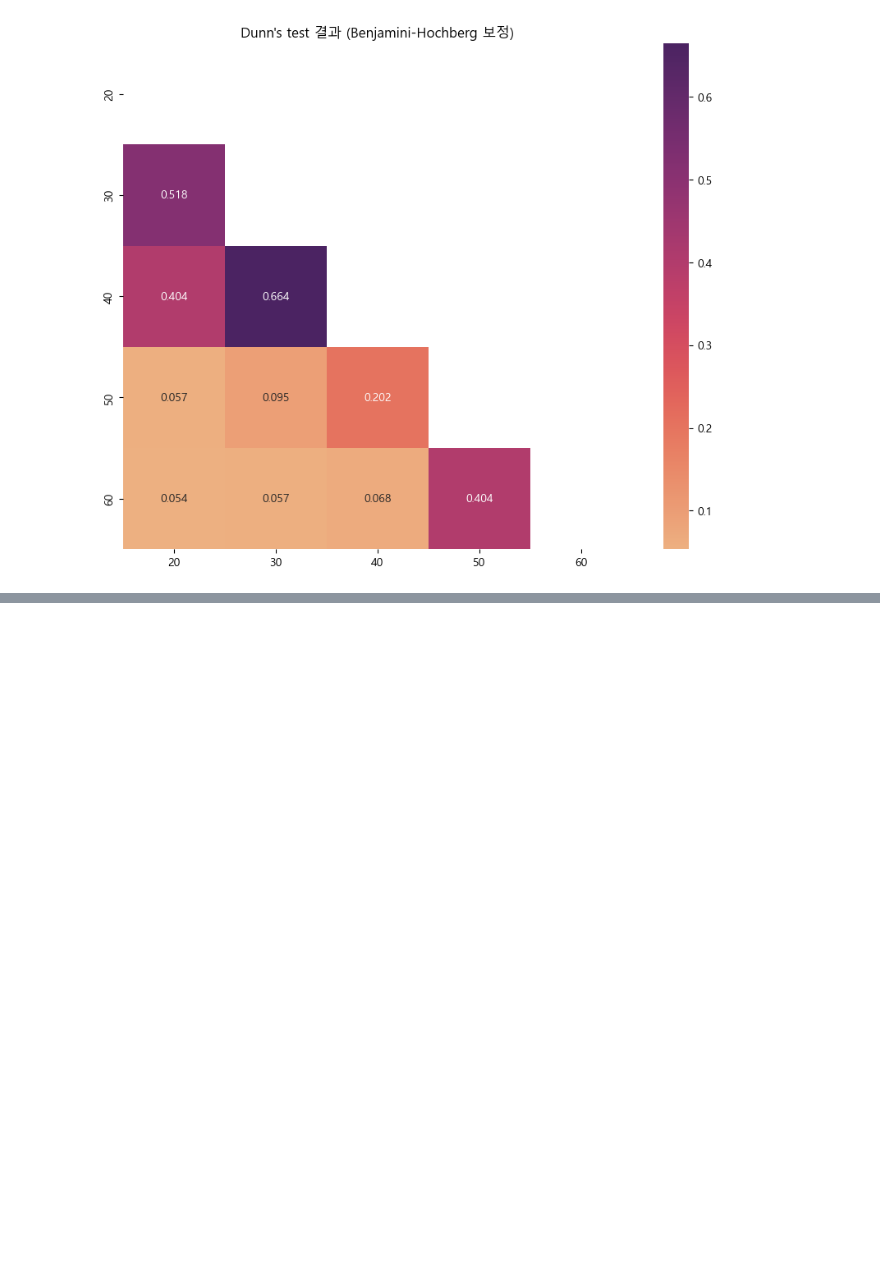
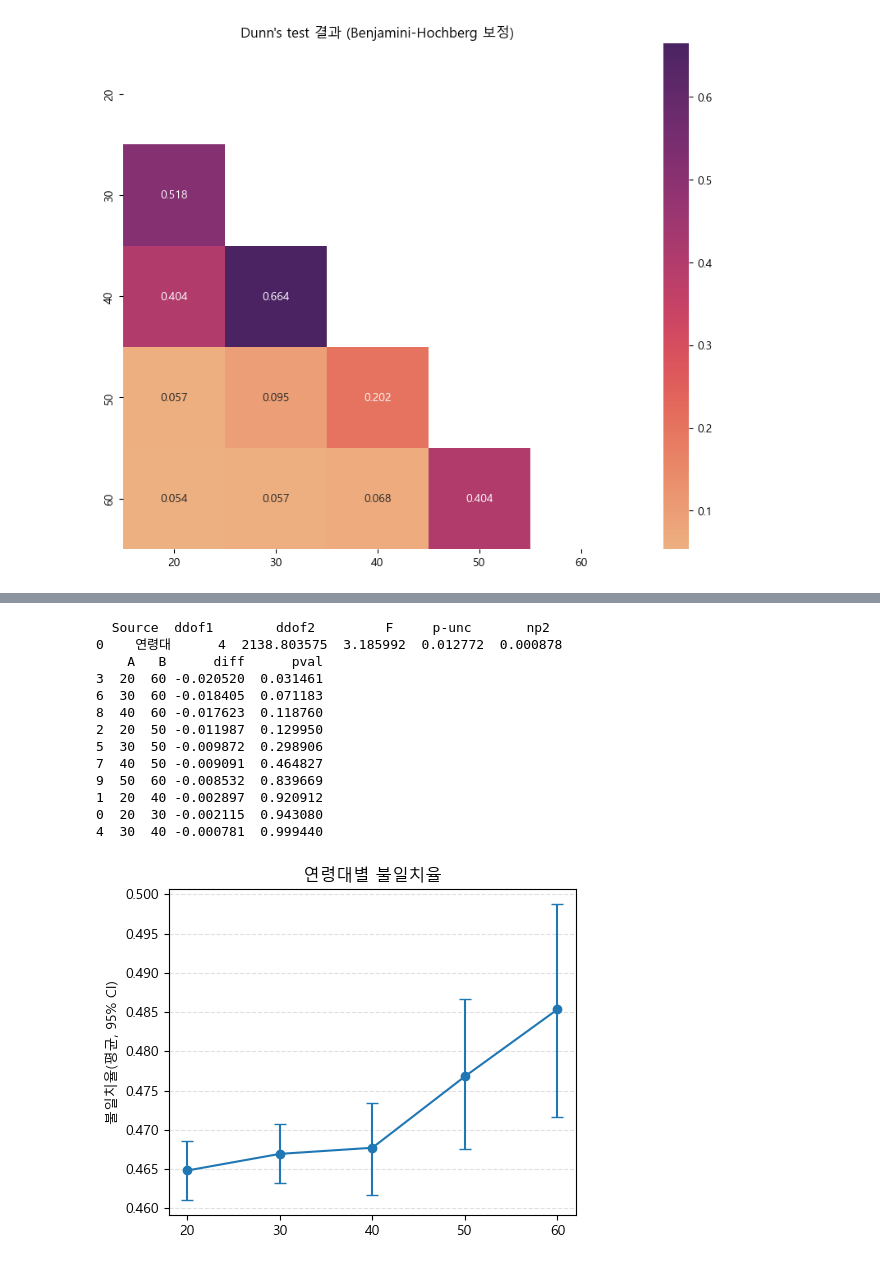
Before and after one commit to ssoom98/where2go, a Jupyter notebook: choi/visualization/Korean_global.ipynb, the cells around one changed output, grey strips where cells are left out. Drawn from its saved outputs; the diff is of its cells as text; code cells hidden in the pictures; blank space fills up the shorter version.

```diff
--- a/choi/visualization/Korean_global.ipynb
+++ b/choi/visualization/Korean_global.ipynb
@@ -537,0 +445,47 @@ Note: you may need to restart the kernel to use updated packages.
+# %%
+df = trav_mas_df[['연령대','불일치율']].dropna().copy()
+df['연령대'] = df['연령대'].astype(str)
+
+# Welch ANOVA
+print(pg.welch_anova(data=df, dv='불일치율', between='연령대'))
+
+# Games–Howell 사후
+gh = pg.pairwise_gameshowell(data=df, dv='불일치율', between='연령대')
+print(gh[['A','B','diff','pval']].sort_values('pval').head(10))
+
+# 평균±95% CI (부트스트랩)
+def mean_ci_boot(x, B=2000):
+    rng = np.random.default_rng(42)
+    boots = np.array([rng.choice(x, size=len(x), replace=True).mean() for _ in range(B)])
+    return x.mean(), np.percentile(boots,[2.5,97.5])
+
+order = sorted(df['연령대'].unique(), key=lambda s:int(''.join(filter(str.isdigit,s))))
+vals = [df.loc[df['연령대']==g,'불일치율'].values for g in order]
+
+means, lo, hi = [], [], []
+for x in vals:
+    m,(l,h)=mean_ci_boot(x); means.append(m); lo.append(l); hi.append(h)
+
+xi = np.arange(len(order))
+yerr = [np.array(means)-np.array(lo), np.array(hi)-np.array(means)]
+plt.figure(figsize=(1.0*len(order),4))
+plt.errorbar(xi, means, yerr=yerr, fmt='o-', capsize=4)
+plt.xticks(xi, order); plt.ylabel('불일치율(평균, 95% CI)')
+plt.title('연령대별 불일치율')
+plt.grid(axis='y', ls='--', alpha=0.4)
+plt.tight_layout(); plt.show()
+# %% [output]
+  Source  ddof1        ddof2         F     p-unc       np2
+0    연령대      4  2138.803575  3.185992  0.012772  0.000878
+    A   B      diff      pval
+3  20  60 -0.020520  0.031461
+6  30  60 -0.018405  0.071183
+8  40  60 -0.017623  0.118760
+2  20  50 -0.011987  0.129950
+5  30  50 -0.009872  0.298906
+7  40  50 -0.009091  0.464827
+9  50  60 -0.008532  0.839669
+1  20  40 -0.002897  0.920912
+0  20  30 -0.002115  0.943080
+4  30  40 -0.000781  0.999440
+[figure, added]
```
Also changed, not shown: parts of 9 cells of this notebook.
